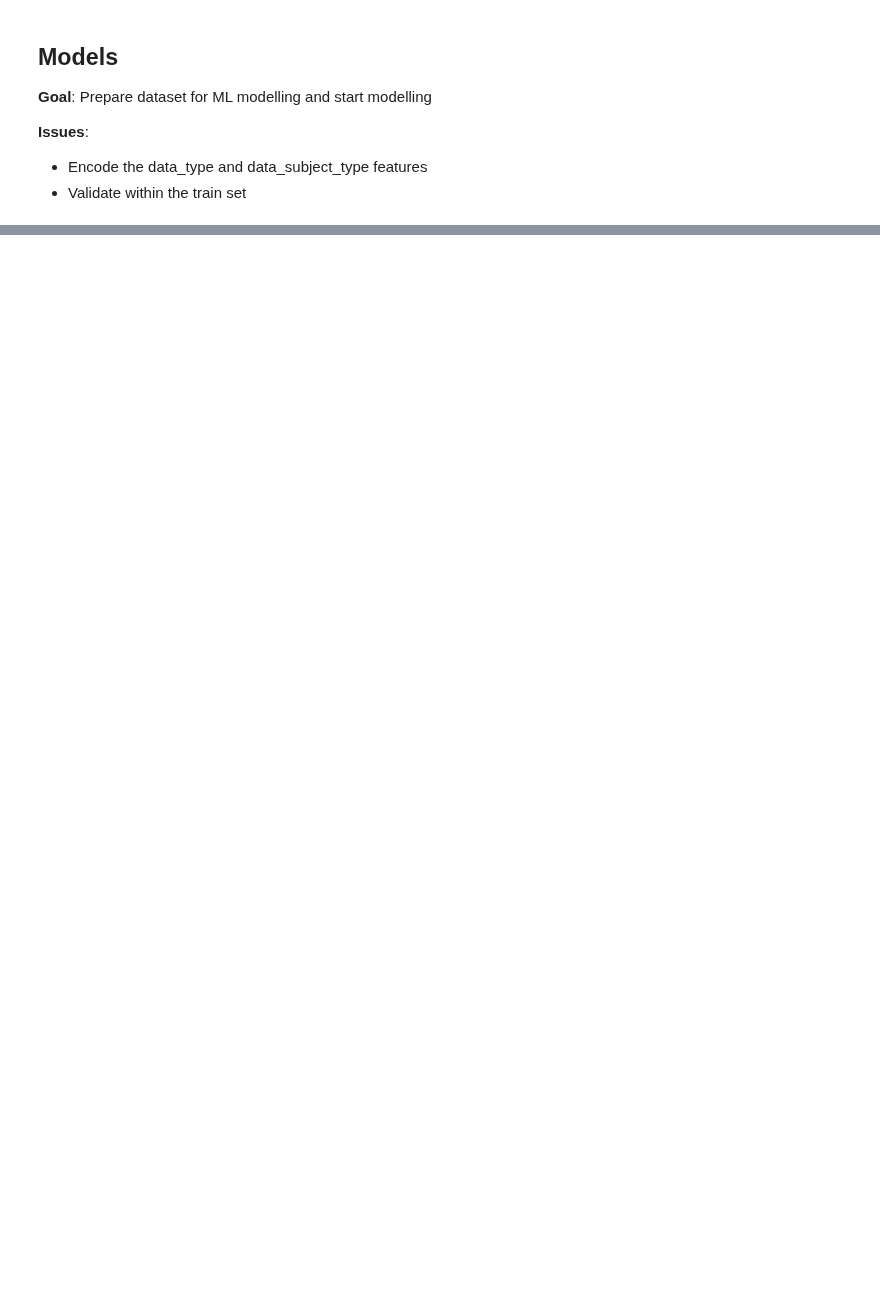
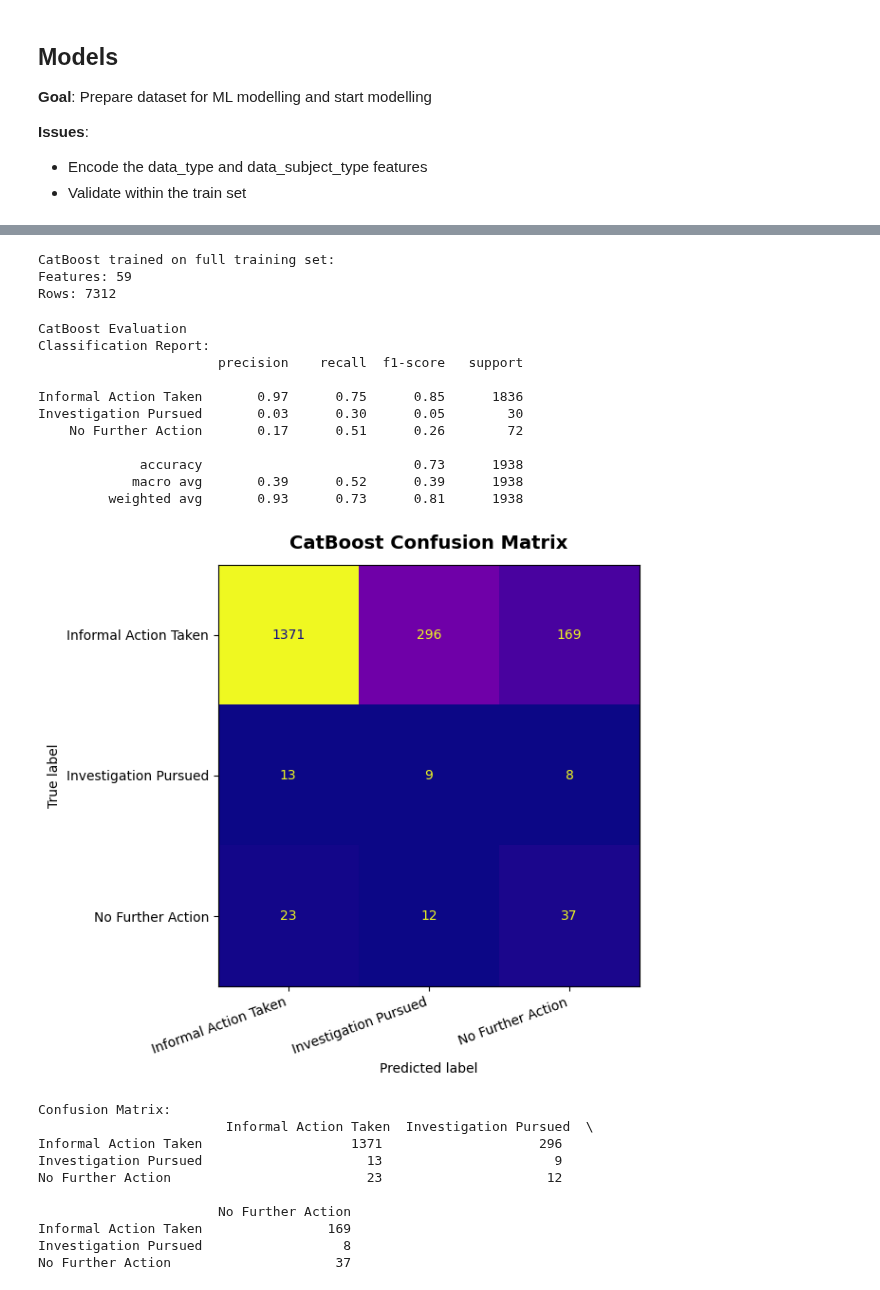
Before and after one commit to maycrowave/healthcare-data-incident-dashboard, a Jupyter notebook: models.ipynb, the cells around one changed output, grey strips where cells are left out. Cells and saved outputs as stored; diff of their text form; code cells hidden in the pictures; blank space fills up the shorter version.

```diff
--- a/models.ipynb
+++ b/models.ipynb
@@ -176,0 +525,45 @@ plt.show()
+# %%
+# Train on full training set
+cb_final = CatBoostClassifier(
+    iterations=200,
+    learning_rate=0.1,
+    depth=6,
+    auto_class_weights="Balanced",
+    random_state=RANDOM_STATE,
+    verbose=0
+)
+cb_final.fit(X_train, y_train)
+print("CatBoost trained on full training set:")
+print(f"Features: {X_train.shape[1]}") #59
+print(f"Rows: {X_train.shape[0]}") #6766
+# %% [output]
+CatBoost trained on full training set:
+Features: 59
+Rows: 7312
+# %%
+# Evaluate CatBoost on test set
+y_pred_cb = cb_final.predict(X_test).flatten()
+cb_metrics = evaluate_model("CatBoost", y_test, y_pred_cb)
+# %% [output]
+CatBoost Evaluation
+Classification Report:
+                       precision    recall  f1-score   support
+
+Informal Action Taken       0.97      0.75      0.85      1836
+Investigation Pursued       0.03      0.30      0.05        30
+    No Further Action       0.17      0.51      0.26        72
+
+             accuracy                           0.73      1938
+            macro avg       0.39      0.52      0.39      1938
+         weighted avg       0.93      0.73      0.81      1938
+[figure, added]
+Confusion Matrix:
+                        Informal Action Taken  Investigation Pursued  \
+Informal Action Taken                   1371                    296
+Investigation Pursued                     13                      9
+No Further Action                         23                     12
+
+                       No Further Action
+Informal Action Taken                169
+Investigation Pursued                  8
+No Further Action                     37
```
Also changed, not shown: parts of 30 cells of this notebook, 4 other files.
